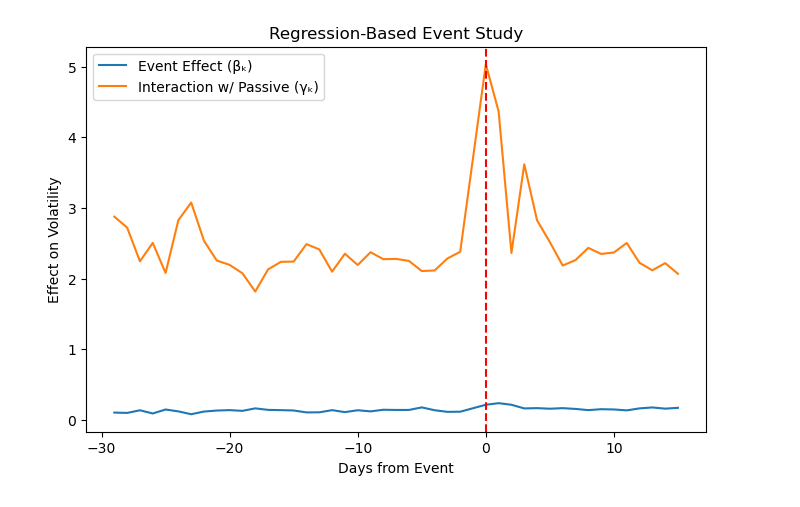
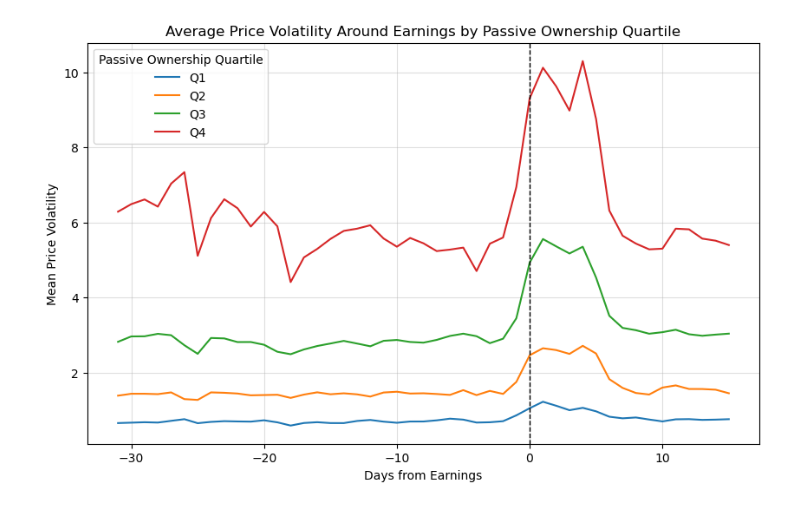
Before and after one commit to uddhavkalra/Stocks-Responsiveness, a Jupyter notebook: analysis.ipynb, the cells around one changed output. Cells and saved outputs as stored; diff of their text form; code cells hidden in the pictures.

```diff
--- a/analysis.ipynb
+++ b/analysis.ipynb
@@ -264,16 +50,17 @@ day_15_passive      2.0677     0.1886     10.965     0.0000      1.6981      2.4
-# %%
-betas = [res.params[f'day_{k}'] for k in range(-29, 16) if k != -1]
-gammas = [res.params[f'day_{k}_passive'] for k in range(-29, 16) if k != -1]
-days = [k for k in range(-29, 16) if k != -1]
-
-plt.figure(figsize=(8,5))
-plt.plot(days, betas, label='Event Effect (βₖ)')
-plt.plot(days, gammas, label='Interaction w/ Passive (γₖ)')
-plt.axvline(0, color='red', linestyle='--')
-plt.xlabel('Days from Event')
-plt.ylabel('Effect on Volatility')
-plt.title('Regression-Based Event Study')
-plt.legend()
-plt.show()
-# %% [output]
-[figure, removed]
+# %%
+avg_5volatility = (data.groupby(['days_from_earn', 'passive_q'])['5day_vol'].mean().reset_index())
+# %%
+plt.figure(figsize=(10,6))
+for q in sorted(data['passive_q'].unique()):
+    subset = avg_5volatility[avg_5volatility['passive_q'] == q]
+    plt.plot(subset['days_from_earn'], subset['5day_vol'], label=f'Q{q}')
+
+plt.axvline(0, color='black', linestyle='--', linewidth=1)
+plt.title('Average Price Volatility Around Earnings by Passive Ownership Quartile')
+plt.xlabel('Days from Earnings')
+plt.ylabel('Mean Price Volatility')
+plt.legend(title='Passive Ownership Quartile')
+plt.grid(True, alpha = 0.4)
+plt.show()
+# %% [output]
+[figure, added]
```
Also changed, not shown: parts of 34 cells of this notebook, 3 other files.
